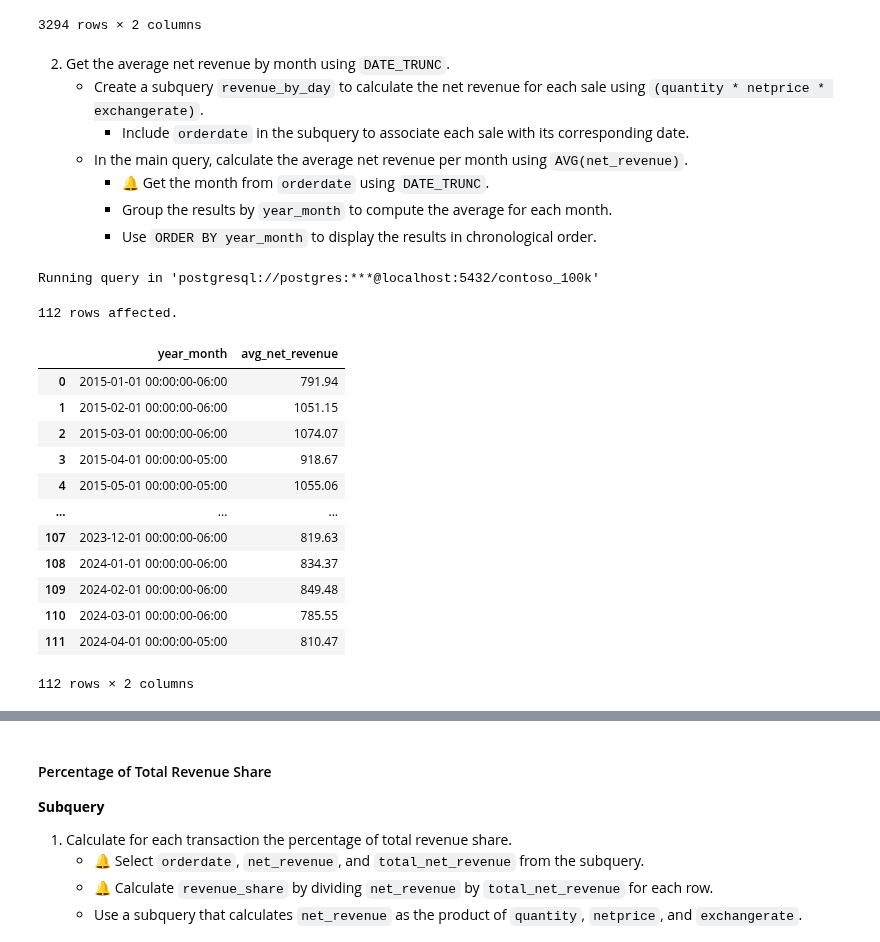
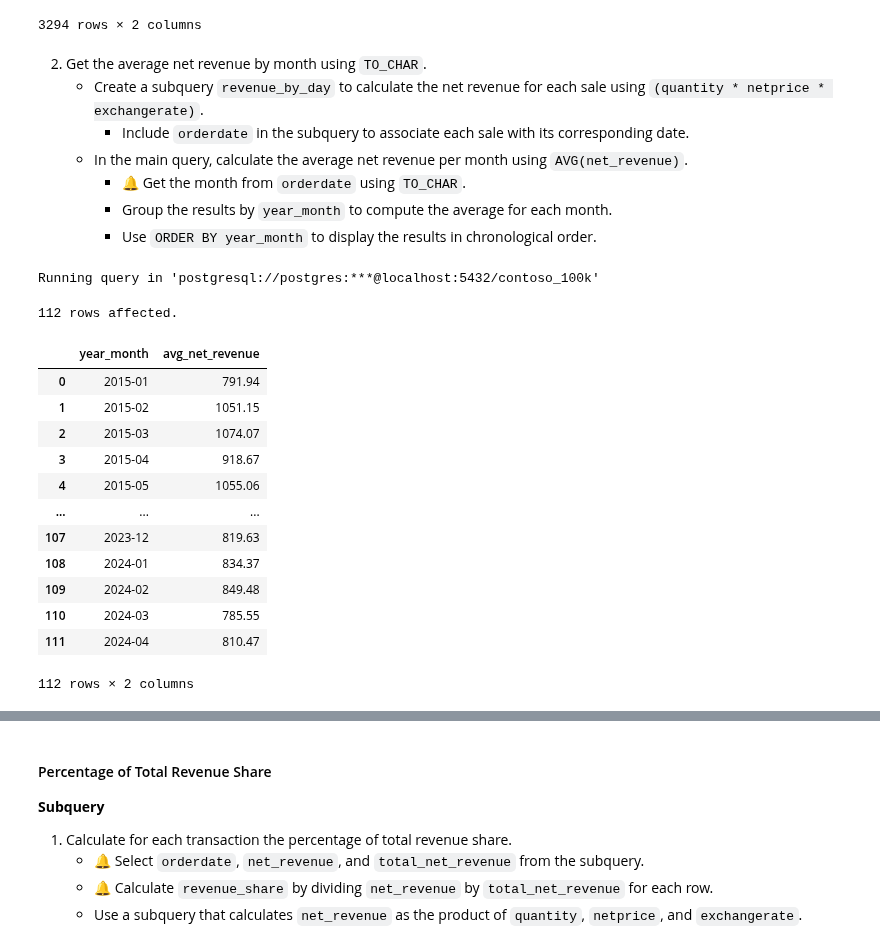
Before and after one commit to mgamzec/SQL_Data_Analytics_Project, a Jupyter notebook: 3_Windows_Functions/1_Syntax.ipynb, the cells around one changed output, grey strips where cells are left out. Saved outputs shown, nothing was run; the diff lists cells and outputs as text; code cells hidden in the pictures.

```diff
--- a/3_Windows_Functions/1_Syntax.ipynb
+++ b/3_Windows_Functions/1_Syntax.ipynb
@@ -269,40 +329,40 @@ Running query in 'postgresql://postgres:***@localhost:5432/contoso_100k'
 | 3293 | 2024-04-20 | 998.76 |
 3294 rows × 2 columns
 # %% [markdown]
-2. Get the average net revenue by month using `DATE_TRUNC`.
+2. Get the average net revenue by month using `TO_CHAR`.
    - Create a subquery `revenue_by_day` to calculate the net revenue for each sale using `(quantity * netprice * exchangerate)`.
         - Include `orderdate` in the subquery to associate each sale with its corresponding date.
    - In the main query, calculate the average net revenue per month using `AVG(net_revenue)`.
-        - 🔔 Get the month from `orderdate` using `DATE_TRUNC`.
+        - 🔔 Get the month from `orderdate` using `TO_CHAR`.
         - Group the results by `year_month` to compute the average for each month.
         - Use `ORDER BY year_month` to display the results in chronological order.
 # %%
 %%sql
 
 SELECT
-    DATE_TRUNC('month', orderdate) AS year_month,
+    TO_CHAR(orderdate, 'YYYY-MM') AS year_month,
     AVG(net_revenue) AS avg_net_revenue
 FROM (
     SELECT orderdate, (quantity * netprice * exchangerate) AS net_revenue
     FROM sales
 ) AS revenue_by_day
 GROUP BY year_month
 ORDER BY year_month;
 # %% [output]
 Running query in 'postgresql://postgres:***@localhost:5432/contoso_100k'
 112 rows affected.
 |  | year_month | avg_net_revenue |
-| 0 | 2015-01-01 00:00:00-06:00 | 791.94 |
-| 1 | 2015-02-01 00:00:00-06:00 | 1051.15 |
-| 2 | 2015-03-01 00:00:00-06:00 | 1074.07 |
-| 3 | 2015-04-01 00:00:00-05:00 | 918.67 |
-| 4 | 2015-05-01 00:00:00-05:00 | 1055.06 |
+| 0 | 2015-01 | 791.94 |
+| 1 | 2015-02 | 1051.15 |
+| 2 | 2015-03 | 1074.07 |
+| 3 | 2015-04 | 918.67 |
+| 4 | 2015-05 | 1055.06 |
 | ... | ... | ... |
-| 107 | 2023-12-01 00:00:00-06:00 | 819.63 |
-| 108 | 2024-01-01 00:00:00-06:00 | 834.37 |
-| 109 | 2024-02-01 00:00:00-06:00 | 849.48 |
-| 110 | 2024-03-01 00:00:00-06:00 | 785.55 |
-| 111 | 2024-04-01 00:00:00-05:00 | 810.47 |
+| 107 | 2023-12 | 819.63 |
+| 108 | 2024-01 | 834.37 |
+| 109 | 2024-02 | 849.48 |
+| 110 | 2024-03 | 785.55 |
+| 111 | 2024-04 | 810.47 |
 112 rows × 2 columns
 # %% [markdown]
 <img src="../Resources/images/3.1_monthly_avg_rev.png" alt="Avg Net Revenue" width="50%">
```
Also changed, not shown: parts of 18 cells of this notebook, 2 other files.
